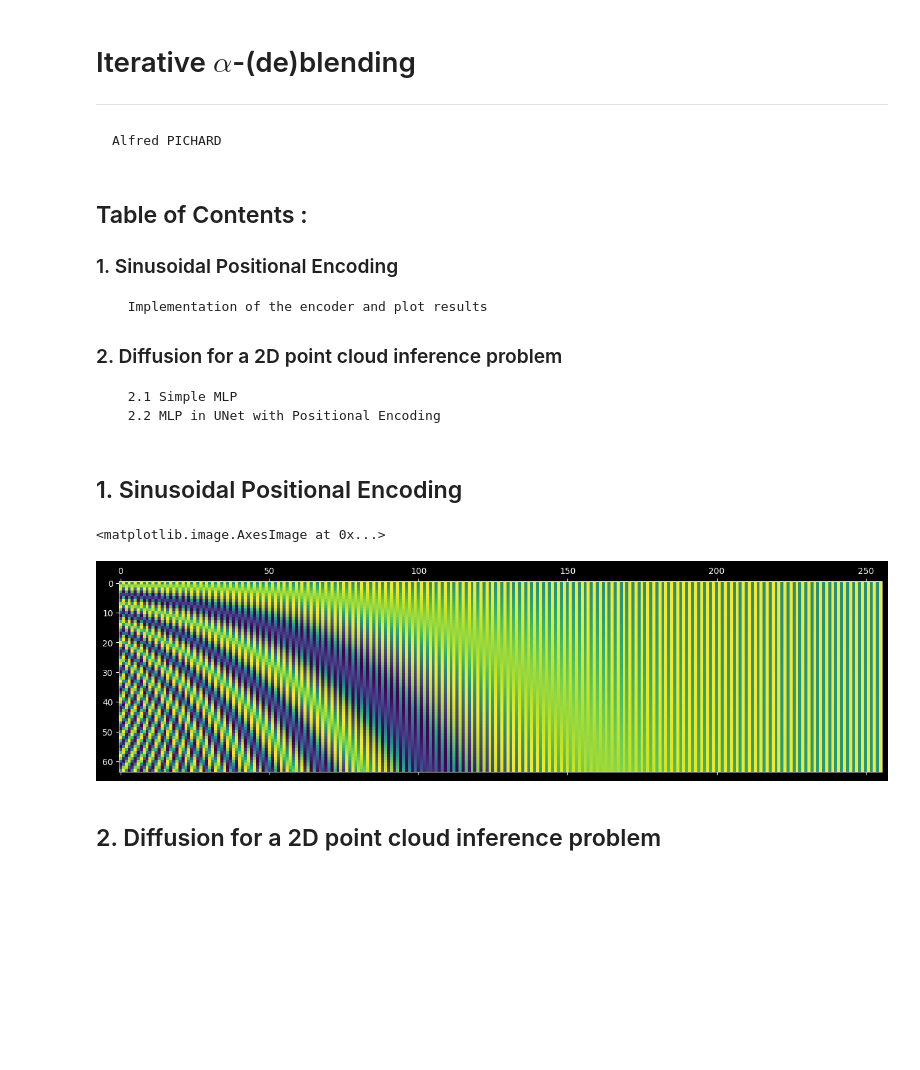
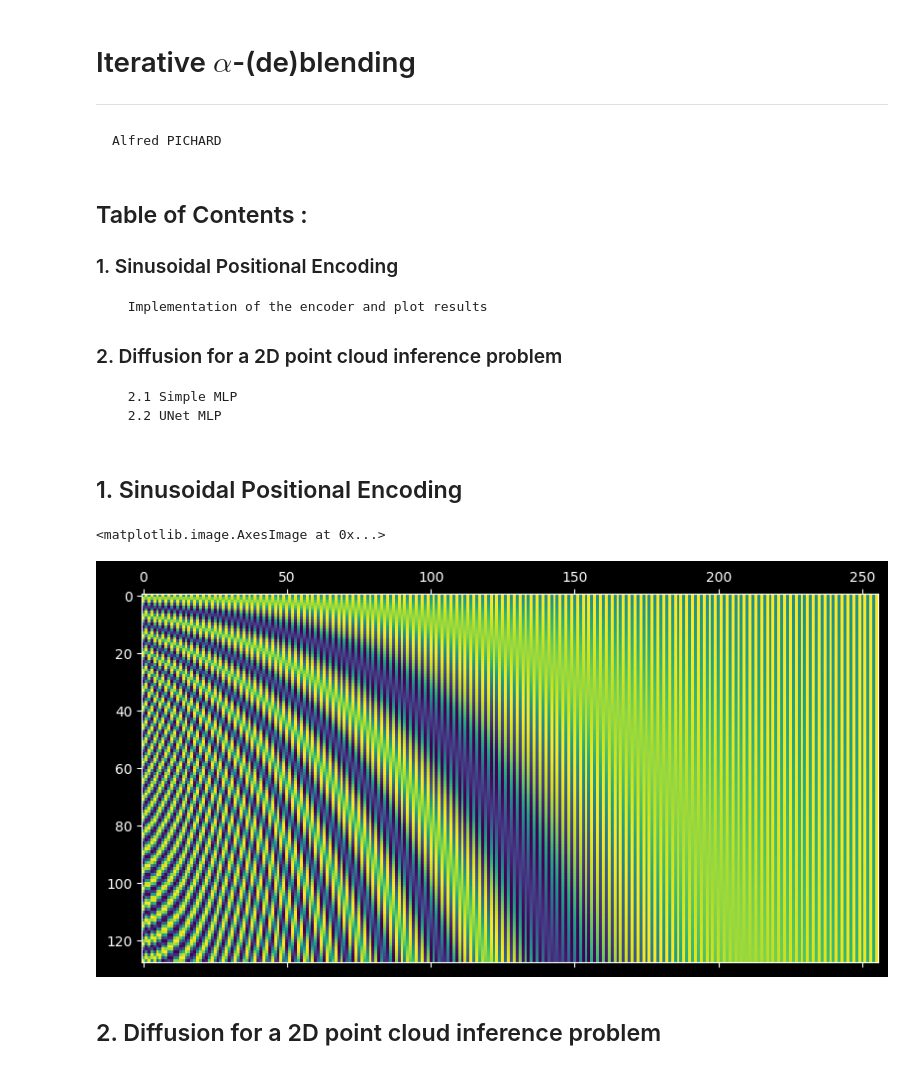
Before and after one commit to AlfredPichard/LADMG, a Jupyter notebook: introduction_notebooks/pichard_alfred/alpha_(de)blending.ipynb, the cells around one changed output. Saved outputs shown, nothing was run; the diff lists cells and outputs as text; code cells hidden in the pictures; blank space fills up the shorter version.

Commit message:
(apichard) positional encoding rework on notebook

```diff
--- a/introduction_notebooks/pichard_alfred/alpha_(de)blending.ipynb
+++ b/introduction_notebooks/pichard_alfred/alpha_(de)blending.ipynb
@@ -8,7 +8,7 @@
       Implementation of the encoder and plot results
 ### 2. Diffusion for a 2D point cloud inference problem
       2.1 Simple MLP
-      2.2 MLP in UNet with Positional Encoding
+      2.2 UNet MLP
 # %%
 ### IMOPRTS
 %matplotlib inline
@@ -26,30 +26,28 @@ device = "cpu"
 # %% [markdown]
 ## 1. Sinusoidal Positional Encoding
 # %%
-class SinusoidalPositionalEncoder(nn.Module):
+class PositionalEncoder(nn.Module):
     def __init__(self, pos_encoder_dim, max_length=10000):
         super().__init__()
         self.pos_encoder_dim = pos_encoder_dim
         self.max_length = max_length
-        self.omega = torch.exp((torch.arange(0, self.pos_encoder_dim, 2, dtype=torch.float) * -(np.log(1000.0) / self.pos_encoder_dim)))
-        self.positions = torch.arange(0, self.max_length).unsqueeze(1).float()
+        self.omega = torch.exp((torch.arange(0, self.pos_encoder_dim, 2, dtype=torch.float) * -(np.log(500.0) / self.pos_encoder_dim)))
 
     def forward(self, x):
-        pe = torch.zeros(self.max_length, self.pos_encoder_dim)
-        pe[:, 0::2] = torch.sin(self.positions * self.omega)
-        pe[:, 1::2] = torch.cos(self.positions * self.omega)
-        x = pe[:x.size(0)]
+        pe = torch.zeros(min(x.size(0), self.max_length), self.pos_encoder_dim)
+        pe[:, 0::2] = torch.sin(x * self.omega)
+        pe[:, 1::2] = torch.cos(x * self.omega)
+        pe = pe[:x.size(0)]
 
-        return x
+        return pe
 # %%
-positional_encoder = SinusoidalPositionalEncoder(pos_encoder_dim=256)
-tensor = torch.ones(64, 256)
-
+positional_encoder = PositionalEncoder(pos_encoder_dim=256)
+tensor = torch.arange(128).unsqueeze(-1)
 output = positional_encoder(tensor)
 plt.matshow(output)
 # %% [output]
 <matplotlib.image.AxesImage at 0x...>
-[figure, old version]
+[figure, new version]
 # %% [markdown]
 ## 2. Diffusion for a 2D point cloud inference problem
 # %%
```
Also changed, not shown: parts of 10 cells of this notebook.
